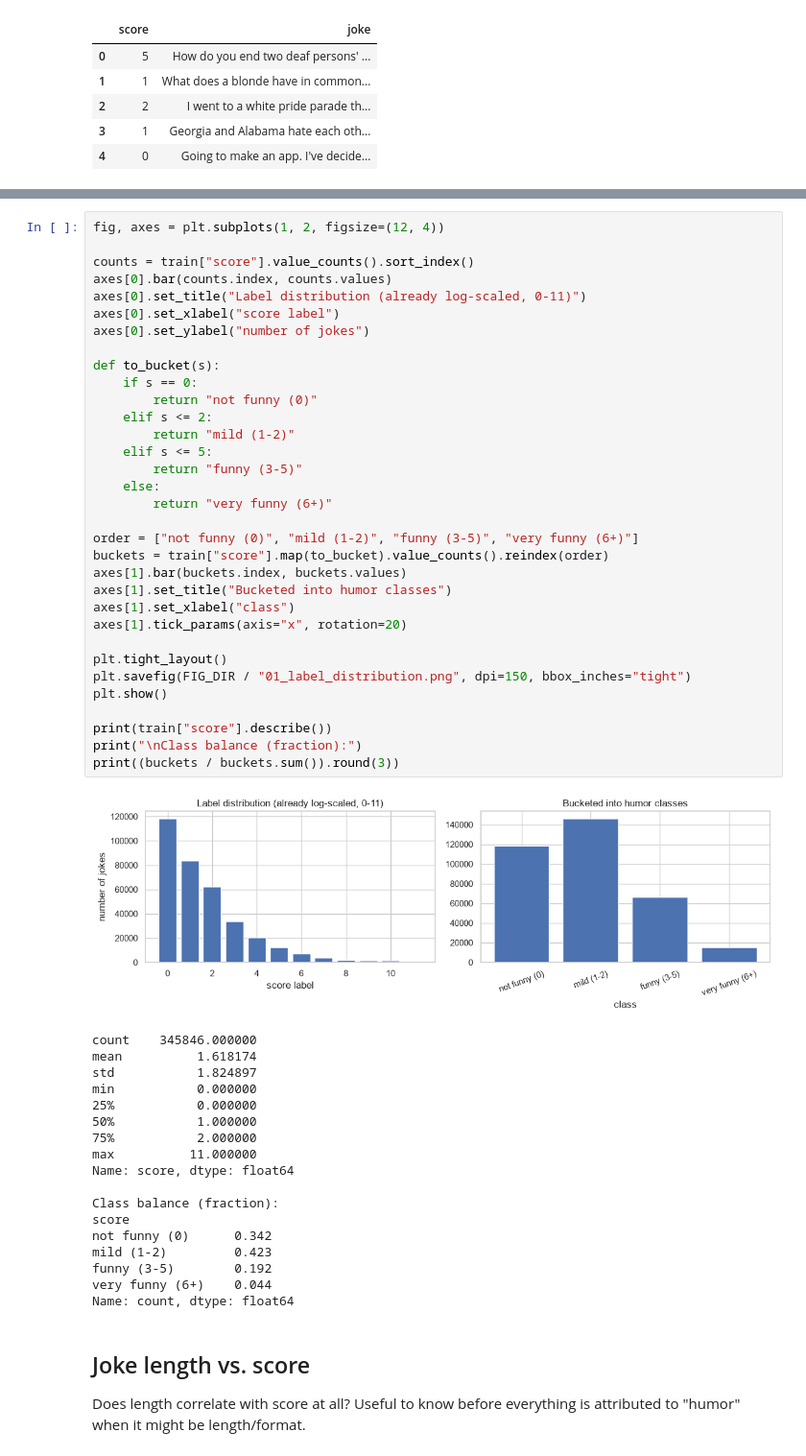
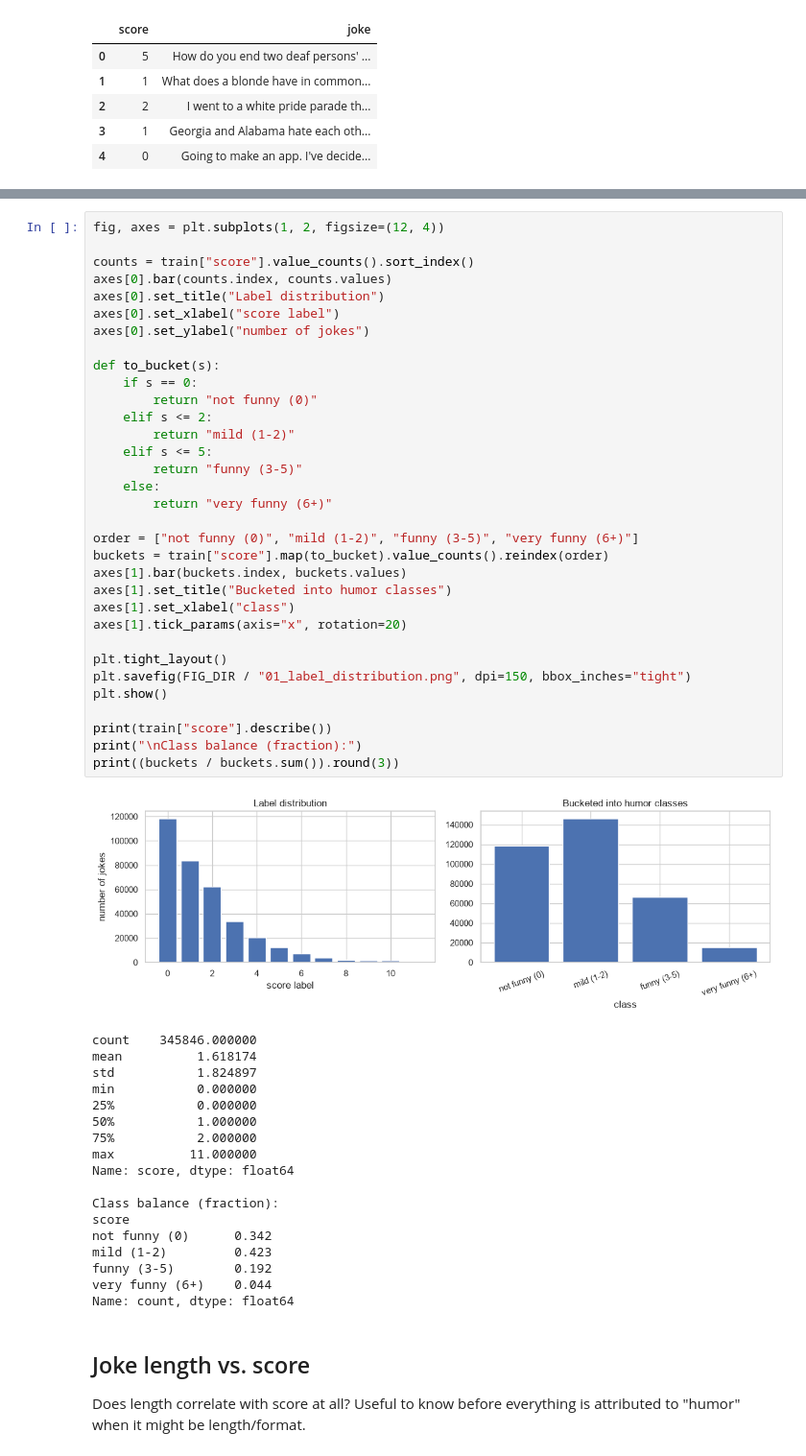
Before and after one commit to iamahmadyasin/humor-intelligence, a Jupyter notebook: notebooks/01_eda.ipynb, the cells around one changed output, grey strips where cells are left out. Shown at 96% size. Saved outputs shown, nothing was run; the diff lists cells and outputs as text.

```diff
--- a/notebooks/01_eda.ipynb
+++ b/notebooks/01_eda.ipynb
@@ -51,36 +52,36 @@ fig, axes = plt.subplots(1, 2, figsize=(12, 4))
 
 counts = train["score"].value_counts().sort_index()
 axes[0].bar(counts.index, counts.values)
-axes[0].set_title("Label distribution (already log-scaled, 0-11)")
+axes[0].set_title("Label distribution")
 axes[0].set_xlabel("score label")
 axes[0].set_ylabel("number of jokes")
 
 def to_bucket(s):
     if s == 0:
         return "not funny (0)"
     elif s <= 2:
         return "mild (1-2)"
     elif s <= 5:
         return "funny (3-5)"
     else:
         return "very funny (6+)"
 
 order = ["not funny (0)", "mild (1-2)", "funny (3-5)", "very funny (6+)"]
 buckets = train["score"].map(to_bucket).value_counts().reindex(order)
 axes[1].bar(buckets.index, buckets.values)
 axes[1].set_title("Bucketed into humor classes")
 axes[1].set_xlabel("class")
 axes[1].tick_params(axis="x", rotation=20)
 
 plt.tight_layout()
 plt.savefig(FIG_DIR / "01_label_distribution.png", dpi=150, bbox_inches="tight")
 plt.show()
 
 print(train["score"].describe())
 print("\nClass balance (fraction):")
 print((buckets / buckets.sum()).round(3))
 # %% [output]
-[figure, old version]
+[figure, new version]
 count    345846.000000
 mean          1.618174
 std           1.824897
```
Also changed, not shown: parts of 1 cell of this notebook, 10 other files.
